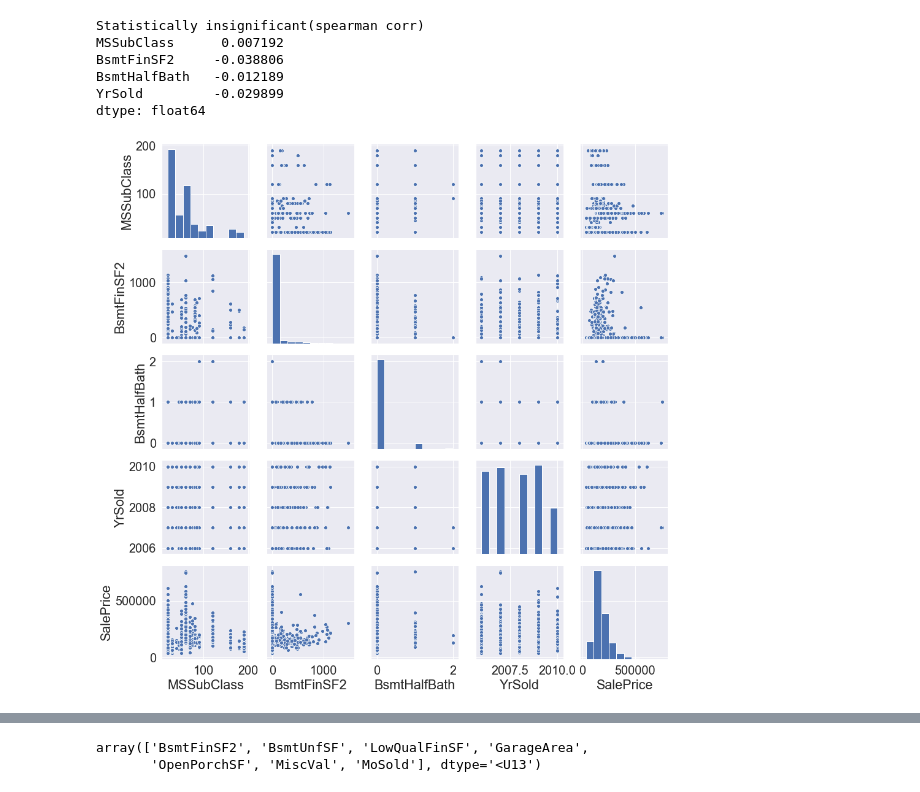
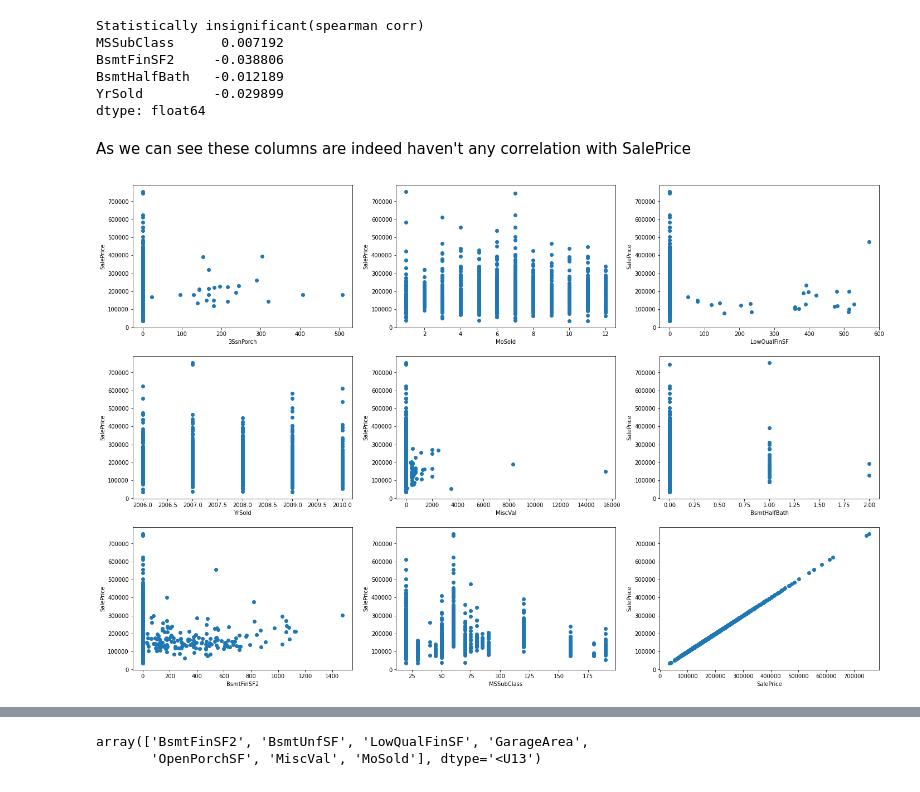
Before and after one commit to VladimirBorisevich/houses_price, a Jupyter notebook: houses_price_prep.ipynb, the cells around one changed output, grey strips where cells are left out. Drawn from its saved outputs; the diff is of its cells as text; code cells hidden in the pictures.

```diff
--- a/houses_price_prep.ipynb
+++ b/houses_price_prep.ipynb
@@ -230,9 +189,16 @@ BsmtFinSF2     -0.038806
 BsmtHalfBath   -0.012189
 YrSold         -0.029899
 dtype: float64
-# %%
-feat_to_draw = list(feat_to_drop_spear)
-feat_to_draw.append('SalePrice')
-sns.pairplot(train.loc[:,feat_to_draw]);
-# %% [output]
-[figure, removed]
+# %% [markdown]
+As we can see these columns are indeed haven't any correlation with SalePrice
+# %%
+feat_to_draw = list(set(feat_to_drop_pear.keys()).union(set(feat_to_drop_spear.keys())))
+feat_to_draw.append('SalePrice')
+plt.figure(figsize=(24,16))
+for i in range(len(feat_to_draw)):
+    plt.subplot(3,3,i+1)
+    plt.scatter(train[feat_to_draw[i]],train.SalePrice)
+    plt.xlabel(str(feat_to_draw[i]))
+    plt.ylabel('SalePrice')
+# %% [output]
+[figure, added]
```
Also changed, not shown: parts of 47 cells of this notebook.
